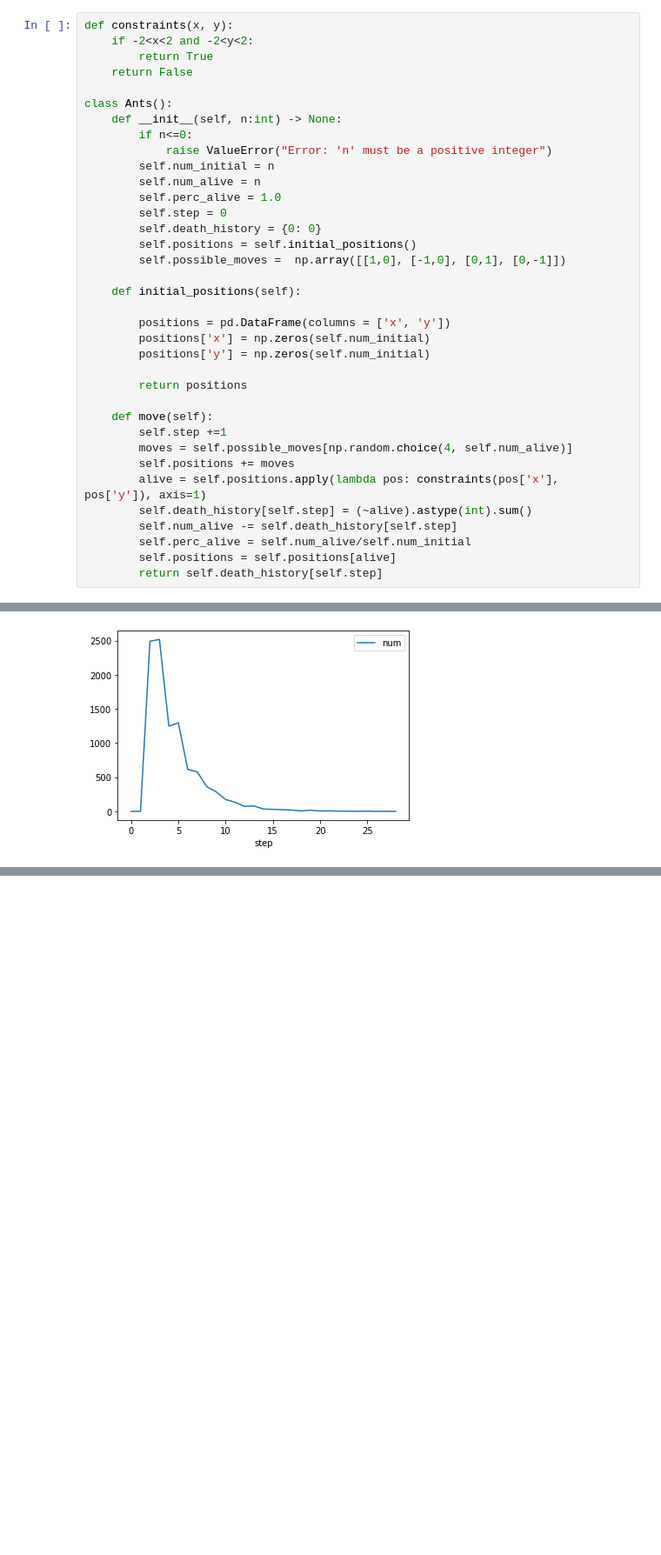
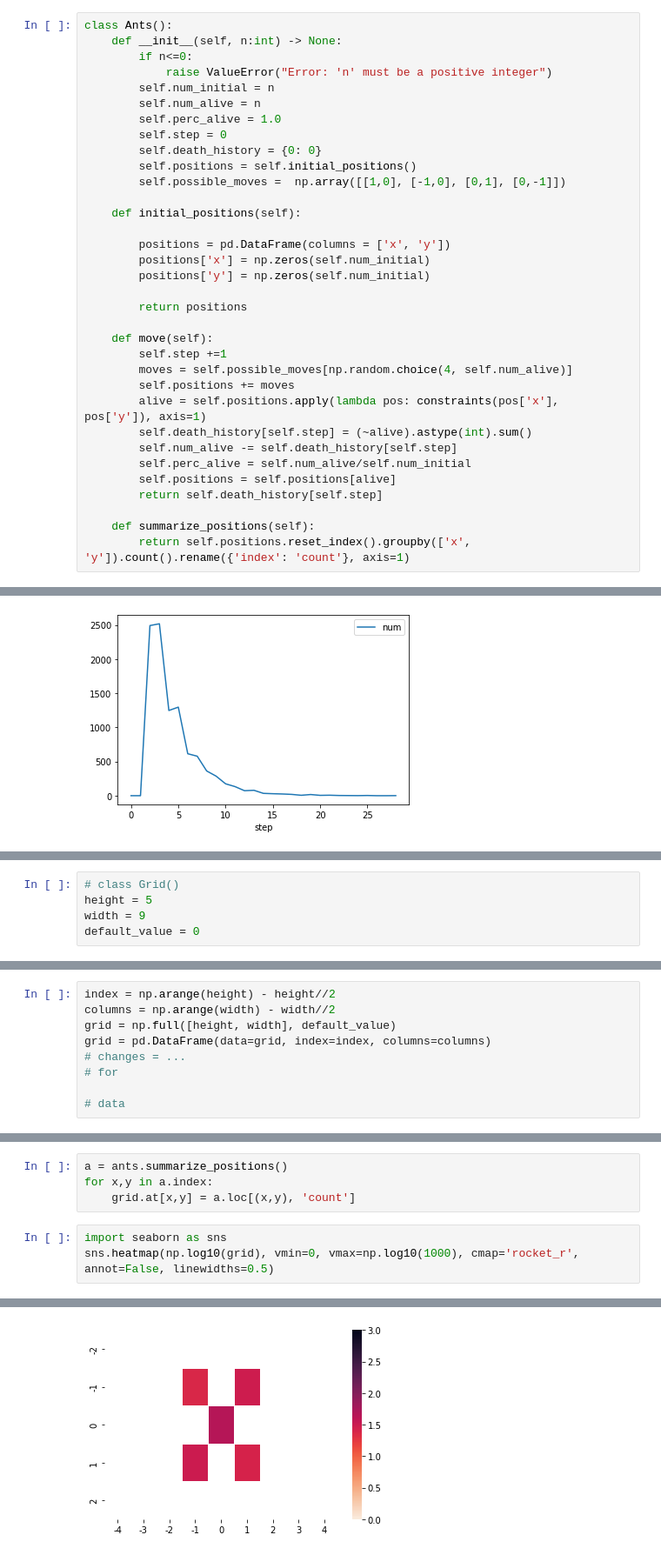
Before and after one commit to prenassipaolo/optiver_puzzle, a Jupyter notebook: base.ipynb, the cells around one changed output, grey strips where cells are left out. Shown at 87% size. Drawn from its saved outputs; the diff is of its cells as text; blank space fills up the shorter version.

Commit message:
creating grid class

```diff
--- a/base.ipynb
+++ b/base.ipynb
@@ -19,9 +15,4 @@ np.random.seed(SEED)
 # %%
-def constraints(x, y):
-    if -2<x<2 and -2<y<2:
-        return True
-    return False
-
 class Ants():
     def __init__(self, n:int) -> None:
         if n<=0:
@@ -52,3 +43,6 @@ class Ants():
         self.perc_alive = self.num_alive/self.num_initial
         self.positions = self.positions[alive]
         return self.death_history[self.step]
+
+    def summarize_positions(self):
+        return self.positions.reset_index().groupby(['x', 'y']).count().rename({'index': 'count'}, axis=1)
@@ -91,0 +179,5 @@ death_history.plot()
+# %%
+# class Grid()
+height = 5
+width = 9
+default_value = 0
@@ -91,0 +188,9 @@ death_history.plot()
+# %%
+index = np.arange(height) - height//2
+columns = np.arange(width) - width//2
+grid = np.full([height, width], default_value)
+grid = pd.DataFrame(data=grid, index=index, columns=columns)
+# changes = ...
+# for
+
+# data
@@ -91,0 +206,8 @@ death_history.plot()
+# %%
+a = ants.summarize_positions()
+for x,y in a.index:
+    grid.at[x,y] = a.loc[(x,y), 'count']
+# %%
+import seaborn as sns
+sns.heatmap(np.log10(grid), vmin=0, vmax=np.log10(1000), cmap='rocket_r', annot=False, linewidths=0.5)
+# %% [output]
@@ -91,0 +215 @@ death_history.plot()
+[figure, added]
```
Also changed, not shown: parts of 17 cells of this notebook.
